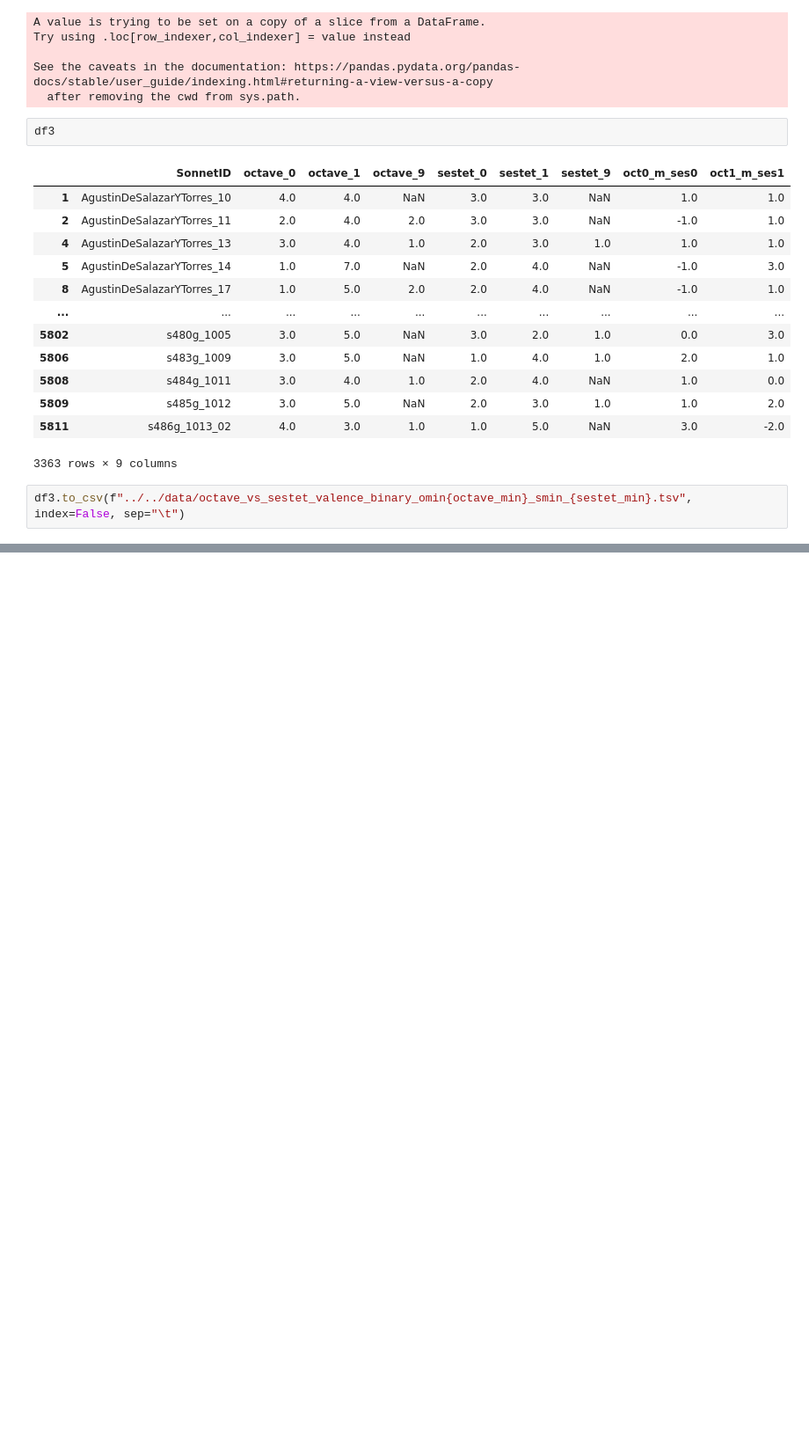
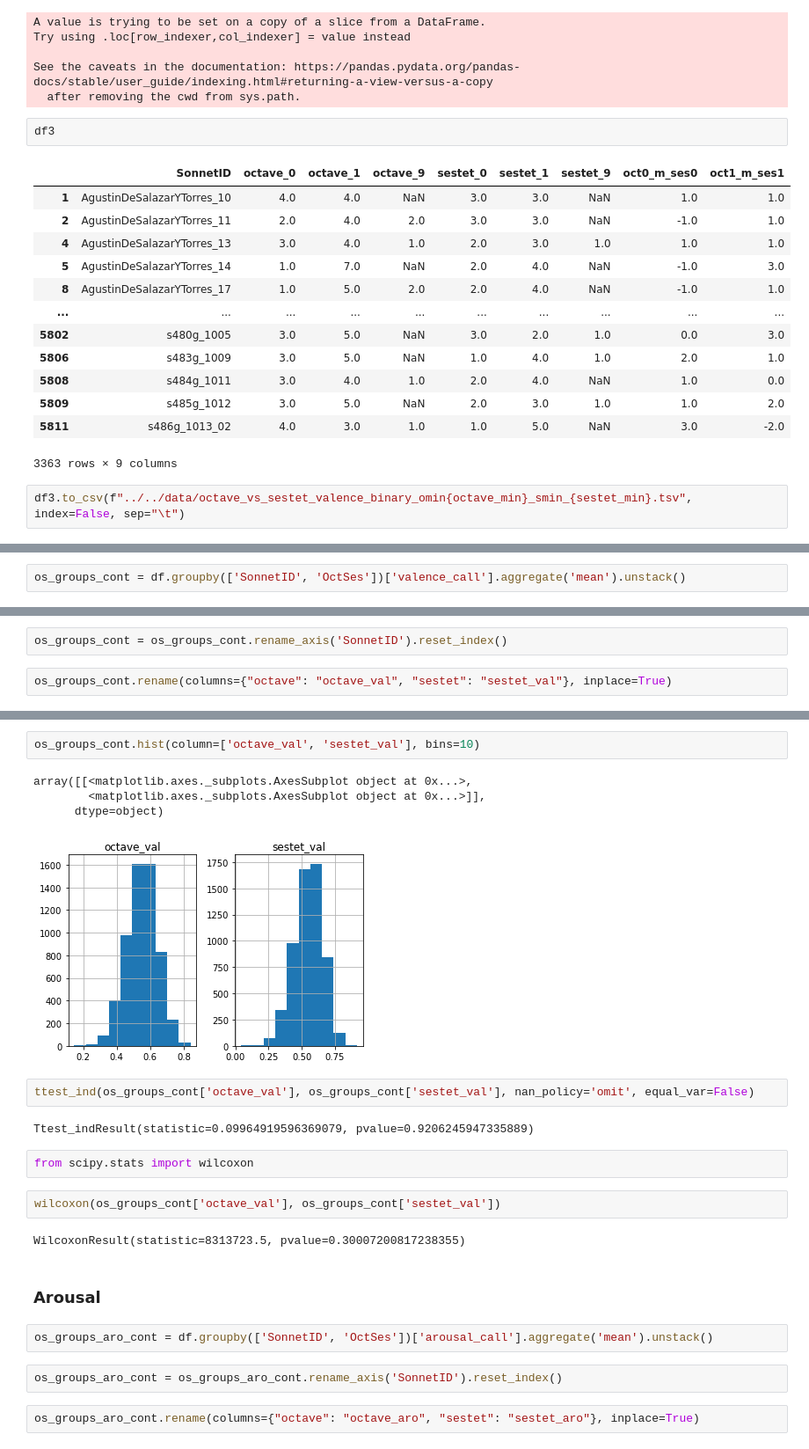
Before and after one commit to pruizf/rhyme-within-reason, a Jupyter notebook: scripts/annotation/analysis.ipynb, the cells around one changed output, grey strips where cells are left out. Shown: that part at 88% size. Drawn from its saved outputs; the diff is of its cells as text; blank space fills up the shorter version.

Commit message:
[sc] [dt] more octave-sestet outputs and analysis

```diff
--- a/scripts/annotation/analysis.ipynb
+++ b/scripts/annotation/analysis.ipynb
@@ -208,0 +213,2 @@ df3.to_csv(f"../../data/octave_vs_sestet_valence_binary_omin{octave_min}_smin_{s
+# %%
+os_groups_cont = df.groupby(['SonnetID', 'OctSes'])['valence_call'].aggregate('mean').unstack()
@@ -208,0 +232,4 @@ df3.to_csv(f"../../data/octave_vs_sestet_valence_binary_omin{octave_min}_smin_{s
+# %%
+os_groups_cont = os_groups_cont.rename_axis('SonnetID').reset_index()
+# %%
+os_groups_cont.rename(columns={"octave": "octave_val", "sestet": "sestet_val"}, inplace=True)
@@ -208,0 +281,25 @@ df3.to_csv(f"../../data/octave_vs_sestet_valence_binary_omin{octave_min}_smin_{s
+# %%
+os_groups_cont.hist(column=['octave_val', 'sestet_val'], bins=10)
+# %% [output]
+array([[<matplotlib.axes._subplots.AxesSubplot object at 0x...>,
+        <matplotlib.axes._subplots.AxesSubplot object at 0x...>]],
+      dtype=object)
+[figure, added]
+# %%
+ttest_ind(os_groups_cont['octave_val'], os_groups_cont['sestet_val'], nan_policy='omit', equal_var=False)
+# %% [output]
+Ttest_indResult(statistic=0.09964919596369079, pvalue=0.9206245947335889)
+# %%
+from scipy.stats import wilcoxon
+# %%
+wilcoxon(os_groups_cont['octave_val'], os_groups_cont['sestet_val'])
+# %% [output]
+WilcoxonResult(statistic=8313723.5, pvalue=0.30007200817238355)
+# %% [markdown]
+### Arousal
+# %%
+os_groups_aro_cont = df.groupby(['SonnetID', 'OctSes'])['arousal_call'].aggregate('mean').unstack()
+# %%
+os_groups_aro_cont = os_groups_aro_cont.rename_axis('SonnetID').reset_index()
+# %%
+os_groups_aro_cont.rename(columns={"octave": "octave_aro", "sestet": "sestet_aro"}, inplace=True)
```
Also changed, not shown: parts of 32 cells of this notebook, 3 other files.
